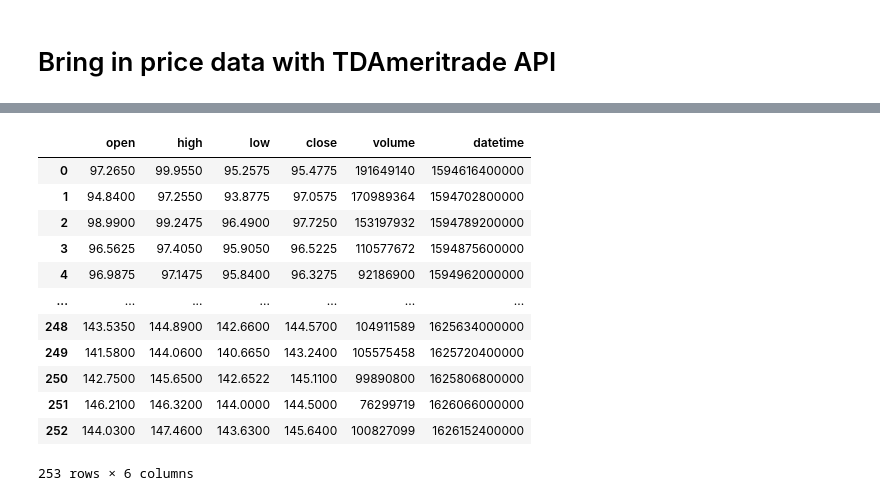
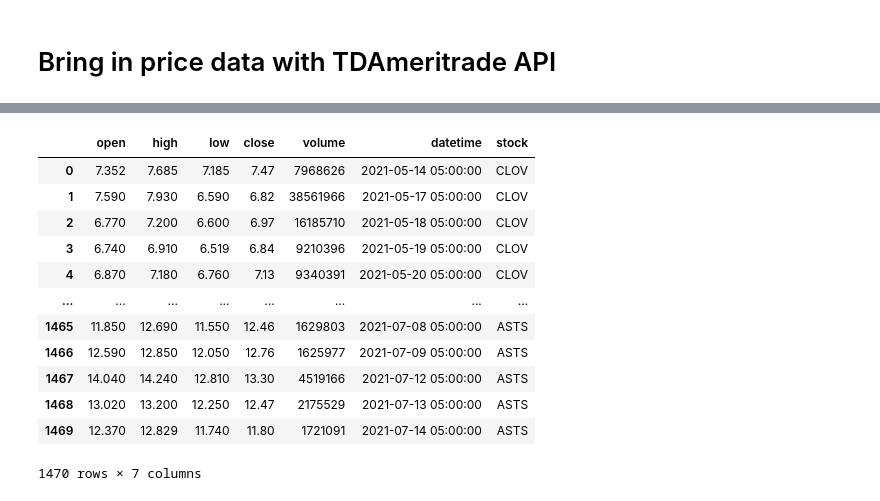
Before and after one commit to 18182324/wsb-sentiment-analysis, a Jupyter notebook: model.ipynb, the cells around one changed output, grey strips where cells are left out. Cells and saved outputs as stored; diff of their text form; code cells hidden in the pictures.

```diff
--- a/model.ipynb
+++ b/model.ipynb
@@ -234,22 +243,28 @@ for column in list(data.columns):
 # %%
 api_key = "8U8IWEYTVSA0S7UPF0K1N18HCBHAMF7A"
-stock = 'AAPL'
-url = f'https://api.tdameritrade.com/v1/marketdata/{stock}/pricehistory?apikey={api_key}&periodType=year&period=1&frequencyType=daily&frequency=1'
-raw_data = requests.get(url).json()
+price_data = pd.DataFrame()
 
-aapl_price_data = pd.json_normalize(raw_data, record_path=['candles'])
-aapl_price_data
+for stock in list(data['stock'].unique()):
+    symbol = stock
+    url = f'https://api.tdameritrade.com/v1/marketdata/{symbol}/pricehistory?apikey={api_key}&periodType=month&period=2&frequencyType=daily&frequency=1'
+    raw_data = requests.get(url).json()
+    raw_data = pd.json_normalize(raw_data, record_path=['candles'])
+    raw_data['datetime'] = pd.to_datetime(raw_data['datetime'], unit='ms')
+    raw_data['stock'] = [stock for x in range(len(raw_data))]
+    price_data = pd.concat([price_data, raw_data], ignore_index=True)
+
+price_data
 # %% [output]
-|  | open | high | low | close | volume | datetime |
-| 0 | 97.2650 | 99.9550 | 95.2575 | 95.4775 | 191649140 | 1594616400000 |
-| 1 | 94.8400 | 97.2550 | 93.8775 | 97.0575 | 170989364 | 1594702800000 |
-| 2 | 98.9900 | 99.2475 | 96.4900 | 97.7250 | 153197932 | 1594789200000 |
-| 3 | 96.5625 | 97.4050 | 95.9050 | 96.5225 | 110577672 | 1594875600000 |
-| 4 | 96.9875 | 97.1475 | 95.8400 | 96.3275 | 92186900 | 1594962000000 |
-| ... | ... | ... | ... | ... | ... | ... |
-| 248 | 143.5350 | 144.8900 | 142.6600 | 144.5700 | 104911589 | 1625634000000 |
-| 249 | 141.5800 | 144.0600 | 140.6650 | 143.2400 | 105575458 | 1625720400000 |
-| 250 | 142.7500 | 145.6500 | 142.6522 | 145.1100 | 99890800 | 1625806800000 |
-| 251 | 146.2100 | 146.3200 | 144.0000 | 144.5000 | 76299719 | 1626066000000 |
-| 252 | 144.0300 | 147.4600 | 143.6300 | 145.6400 | 100827099 | 1626152400000 |
+|  | open | high | low | close | volume | datetime | stock |
+| 0 | 7.352 | 7.685 | 7.185 | 7.47 | 7968626 | 2021-05-14 05:00:00 | CLOV |
+| 1 | 7.590 | 7.930 | 6.590 | 6.82 | 38561966 | 2021-05-17 05:00:00 | CLOV |
+| 2 | 6.770 | 7.200 | 6.600 | 6.97 | 16185710 | 2021-05-18 05:00:00 | CLOV |
+| 3 | 6.740 | 6.910 | 6.519 | 6.84 | 9210396 | 2021-05-19 05:00:00 | CLOV |
+| 4 | 6.870 | 7.180 | 6.760 | 7.13 | 9340391 | 2021-05-20 05:00:00 | CLOV |
+| ... | ... | ... | ... | ... | ... | ... | ... |
+| 1465 | 11.850 | 12.690 | 11.550 | 12.46 | 1629803 | 2021-07-08 05:00:00 | ASTS |
+| 1466 | 12.590 | 12.850 | 12.050 | 12.76 | 1625977 | 2021-07-09 05:00:00 | ASTS |
+| 1467 | 14.040 | 14.240 | 12.810 | 13.30 | 4519166 | 2021-07-12 05:00:00 | ASTS |
+| 1468 | 13.020 | 13.200 | 12.250 | 12.47 | 2175529 | 2021-07-13 05:00:00 | ASTS |
+| 1469 | 12.370 | 12.829 | 11.740 | 11.80 | 1721091 | 2021-07-14 05:00:00 | ASTS |
-253 rows × 6 columns
+1470 rows × 7 columns
```
Also changed, not shown: parts of 7 cells of this notebook, 3 other files.
